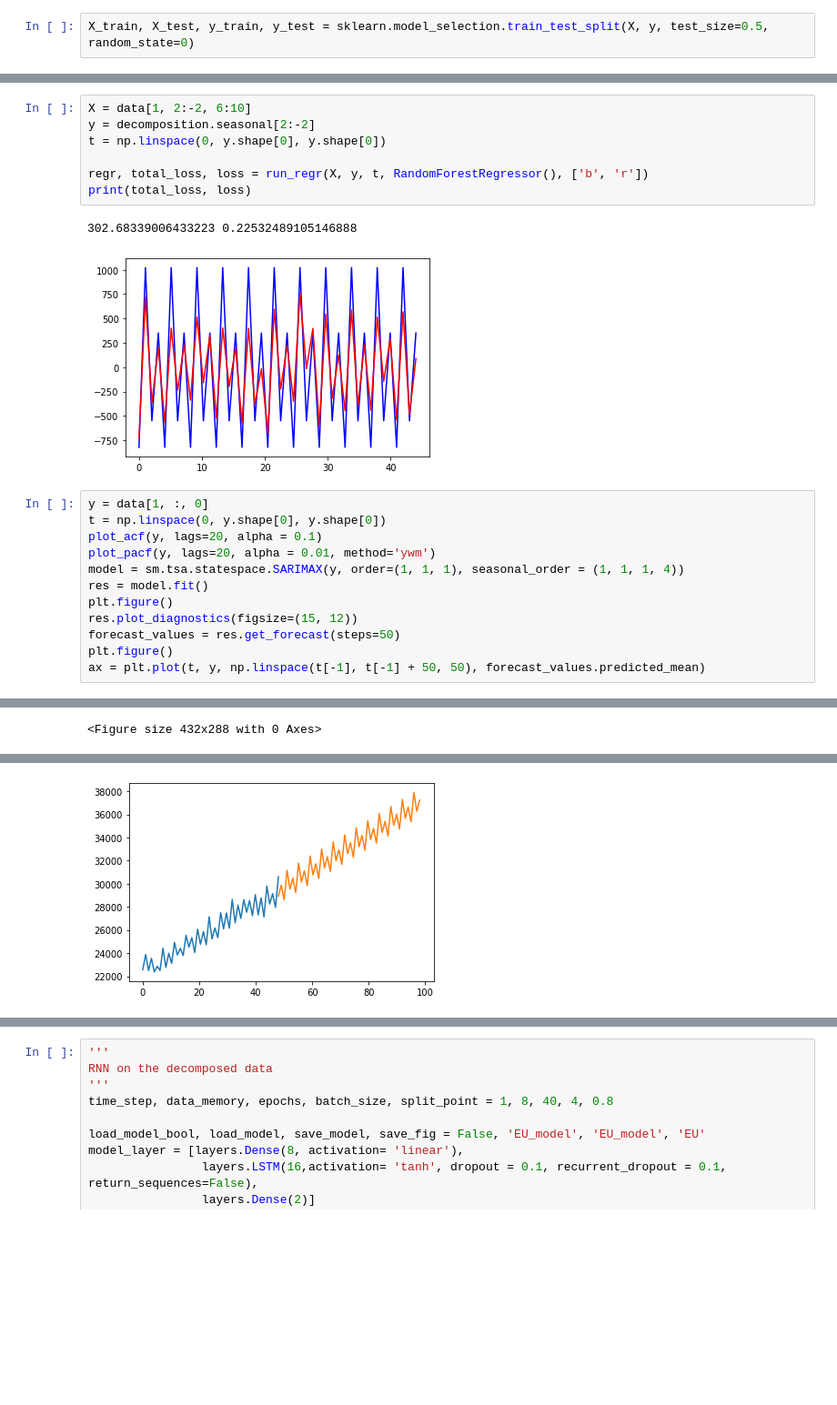
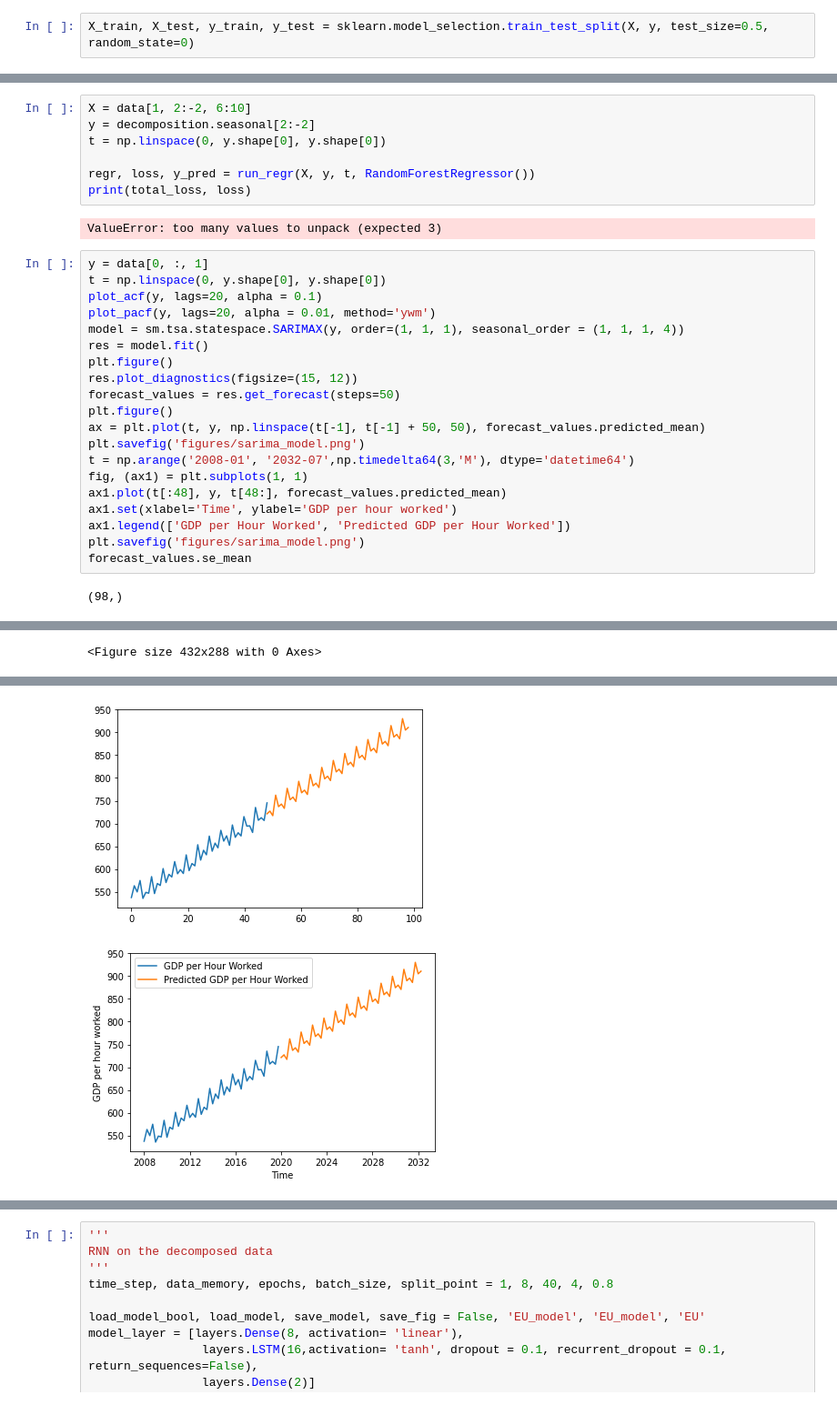
Before and after one commit to nisa-bayraktar/european_productivity, a Jupyter notebook: combined_features.ipynb, the cells around one changed output, grey strips where cells are left out. Shown: that part at 91% size. Drawn from its saved outputs; the diff is of its cells as text; blank space fills up the shorter version.

Commit message:
updating graphs

```diff
--- a/combined_features.ipynb
+++ b/combined_features.ipynb
@@ -427,13 +544,12 @@ X = data[1, 2:-2, 6:10]
 y = decomposition.seasonal[2:-2]
 t = np.linspace(0, y.shape[0], y.shape[0])
 
-regr, total_loss, loss = run_regr(X, y, t, RandomForestRegressor(), ['b', 'r'])
+regr, loss, y_pred = run_regr(X, y, t, RandomForestRegressor())
 print(total_loss, loss)
 # %% [output]
-302.68339006433223 0.22532489105146888
+ValueError: too many values to unpack (expected 3)
-[figure, removed]
 # %%
-y = data[1, :, 0]
+y = data[0, :, 1]
 t = np.linspace(0, y.shape[0], y.shape[0])
 plot_acf(y, lags=20, alpha = 0.1)
 plot_pacf(y, lags=20, alpha = 0.01, method='ywm')
@@ -444,4 +560,13 @@ res.plot_diagnostics(figsize=(15, 12))
 forecast_values = res.get_forecast(steps=50)
 plt.figure()
 ax = plt.plot(t, y, np.linspace(t[-1], t[-1] + 50, 50), forecast_values.predicted_mean)
+plt.savefig('figures/sarima_model.png')
+t = np.arange('2008-01', '2032-07',np.timedelta64(3,'M'), dtype='datetime64')
+fig, (ax1) = plt.subplots(1, 1)
+ax1.plot(t[:48], y, t[48:], forecast_values.predicted_mean)
+ax1.set(xlabel='Time', ylabel='GDP per hour worked')
+ax1.legend(['GDP per Hour Worked', 'Predicted GDP per Hour Worked'])
+plt.savefig('figures/sarima_model.png')
+forecast_values.se_mean
 # %% [output]
+(98,)
@@ -450 +588 @@ ax = plt.plot(t, y, np.linspace(t[-1], t[-1] + 50, 50), forecast_values.predicte
-<Figure size 432x288 with 0 Axes>
+<Figure size 432x288 with 0 Axes>
@@ -452 +590,2 @@ ax = plt.plot(t, y, np.linspace(t[-1], t[-1] + 50, 50), forecast_values.predicte
-[figure, old version]
+[figure, new version]
+[figure, added]
```
Also changed, not shown: parts of 19 cells of this notebook, 7 other files.
